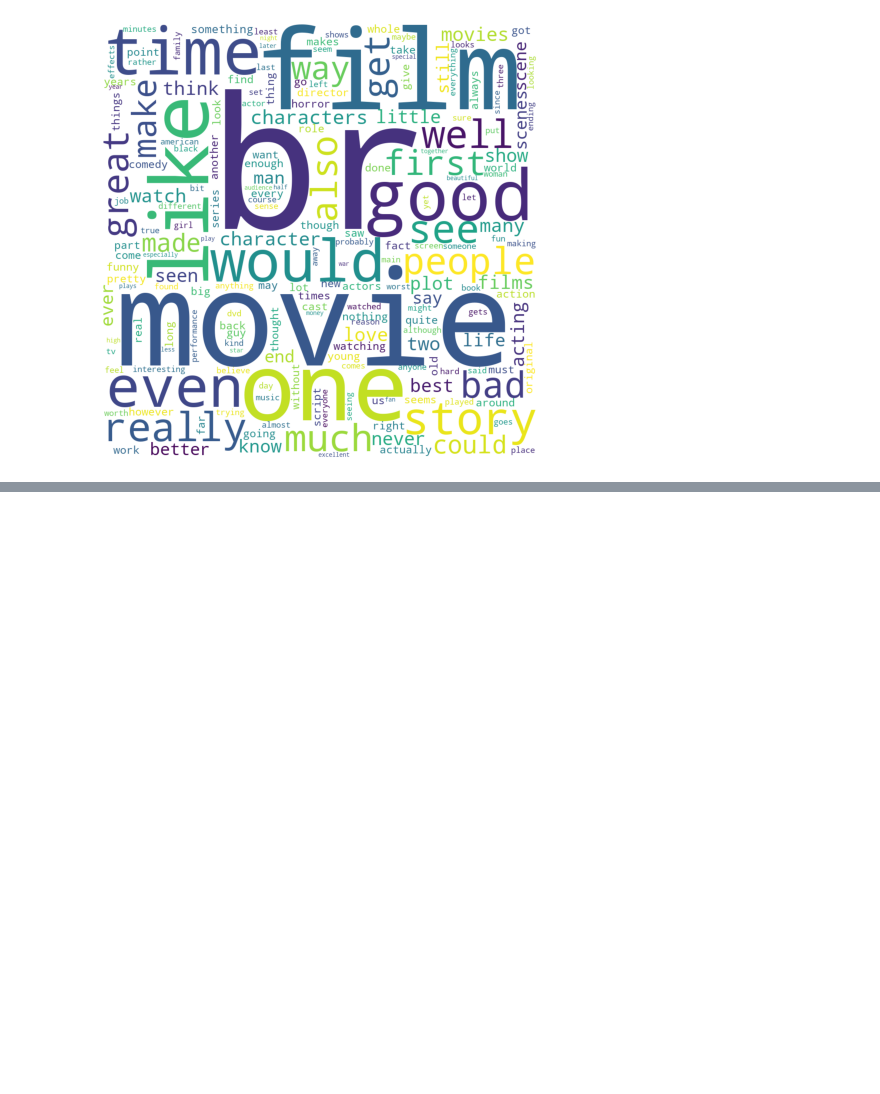
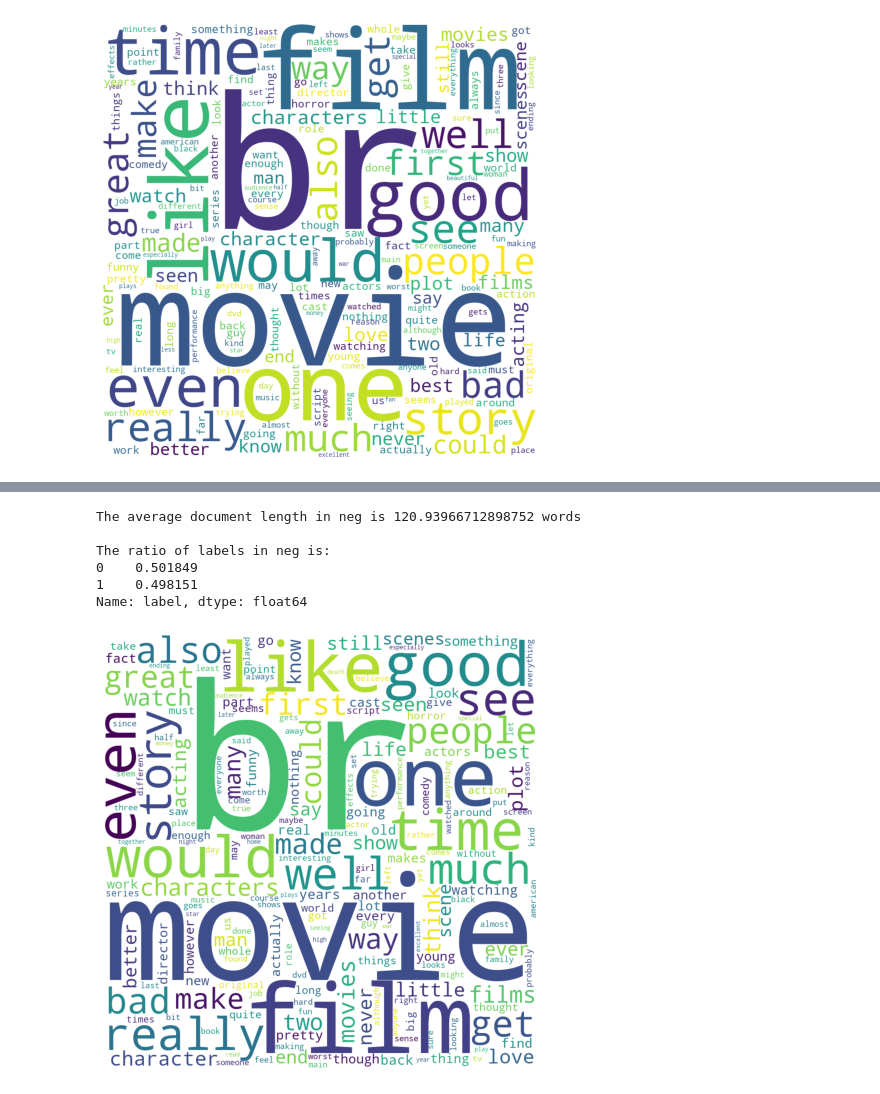
Before and after one commit to bocsardigergely/bachelor-thesis, a Jupyter notebook: exploratory.ipynb, the cells around one changed output, grey strips where cells are left out. Cells and saved outputs as stored; diff of their text form; code cells hidden in the pictures; blank space fills up the shorter version.

```diff
--- a/exploratory.ipynb
+++ b/exploratory.ipynb
@@ -68,0 +97,10 @@ Name: label, dtype: float64
+# %%
+generate_statistics(neg)
+# %% [output]
+The average document length in neg is 120.93966712898752 words
+
+The ratio of labels in neg is:
+0    0.501849
+1    0.498151
+Name: label, dtype: float64
+[figure, added]
```
Also changed, not shown: parts of 6 cells of this notebook, 7 other files.
